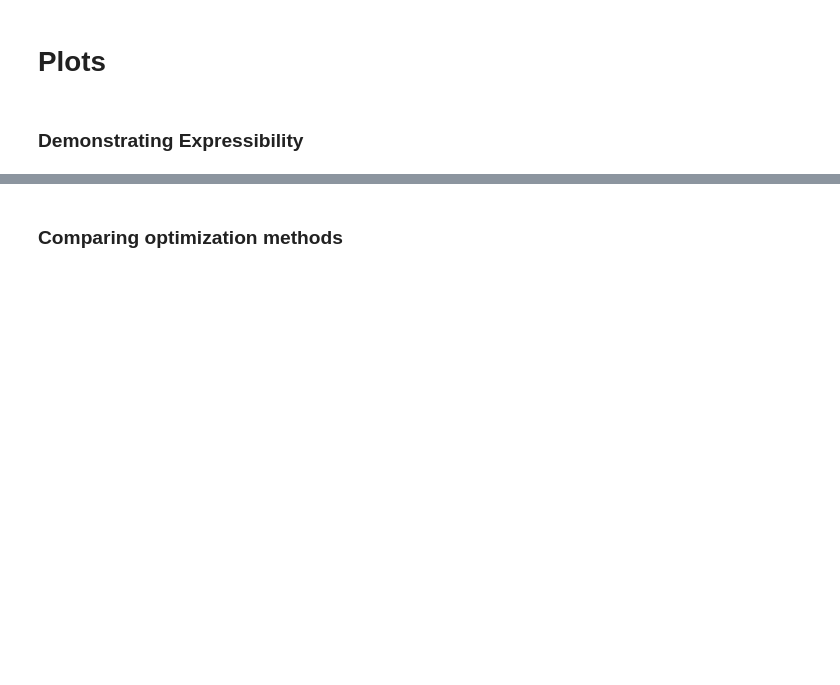
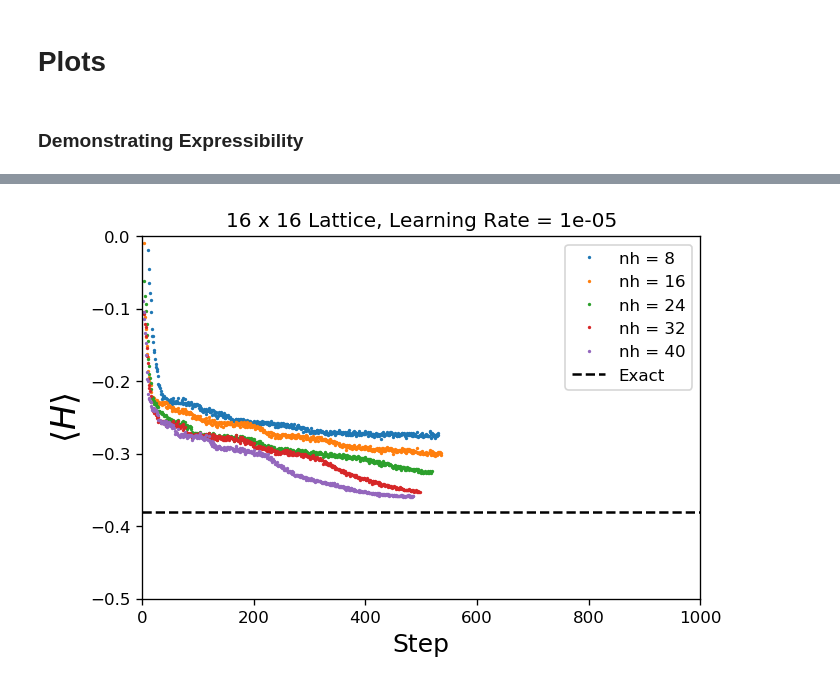
Before and after one commit to MelkoCollective/NeuralNetworks-for-Quantum, a Jupyter notebook: src_qmc_vmc/Paper Plots.ipynb, the cells around one changed output, grey strips where cells are left out. Drawn from its saved outputs; the diff is of its cells as text; code cells hidden in the pictures; blank space fills up the shorter version.

```diff
--- a/src_qmc_vmc/Paper Plots.ipynb
+++ b/src_qmc_vmc/Paper Plots.ipynb
@@ -17,6 +17,12 @@ E_QMC_16_16_fulldata = np.loadtxt("experiments/16x16/nh16/QMC_Full/E_QMC_16_16_f
 E_QMC_16_24_fulldata = np.loadtxt("experiments/16x16/nh24/QMC_Full/E_QMC_16_24_fulldata_smlr.dat")
 E_QMC_16_32_fulldata = np.loadtxt("experiments/16x16/nh32/QMC_Full/E_QMC_16_32_fulldata_smlr.dat")
 E_QMC_16_40_fulldata = np.loadtxt("experiments/16x16/nh40/QMC_Full/E_QMC_16_40_fulldata_smlr.dat")
+
+E_QMC_16_8_smaller = np.loadtxt("experiments/16x16/nh8/QMC_Full/E_QMC_16_8_fulldata_00001.dat")
+E_QMC_16_16_smaller = np.loadtxt("experiments/16x16/nh16/QMC_Full/E_QMC_16_16_fulldata_00001.dat")
+E_QMC_16_24_smaller = np.loadtxt("experiments/16x16/nh24/QMC_Full/E_QMC_16_24_fulldata_00001.dat")
+E_QMC_16_32_smaller = np.loadtxt("experiments/16x16/nh32/QMC_Full/E_QMC_16_32_fulldata_00001.dat")
+E_QMC_16_40_smaller = np.loadtxt("experiments/16x16/nh40/QMC_Full/E_QMC_16_40_fulldata_00001.dat")
 # %%
 print(len(E_QMC_16_8_fulldata))
 print(len(E_QMC_16_16_fulldata))
@@ -126,2 +301,4 @@ QMCPlot(16, 0.0001, exactE_16, E_QMC_16_8_fulldata,E_QMC_16_16_fulldata,E_QMC_16
-# %% [markdown]
-### Comparing optimization methods
+# %%
+QMCPlot(16,0.00001,exactE_16,E_QMC_16_8_smaller,E_QMC_16_16_smaller,E_QMC_16_24_smaller,E_QMC_16_32_smaller,E_QMC_16_40_smaller,[0,1000],[-0.5,0])
+# %% [output]
+[figure, added]
```
Also changed, not shown: parts of 22 cells of this notebook.
